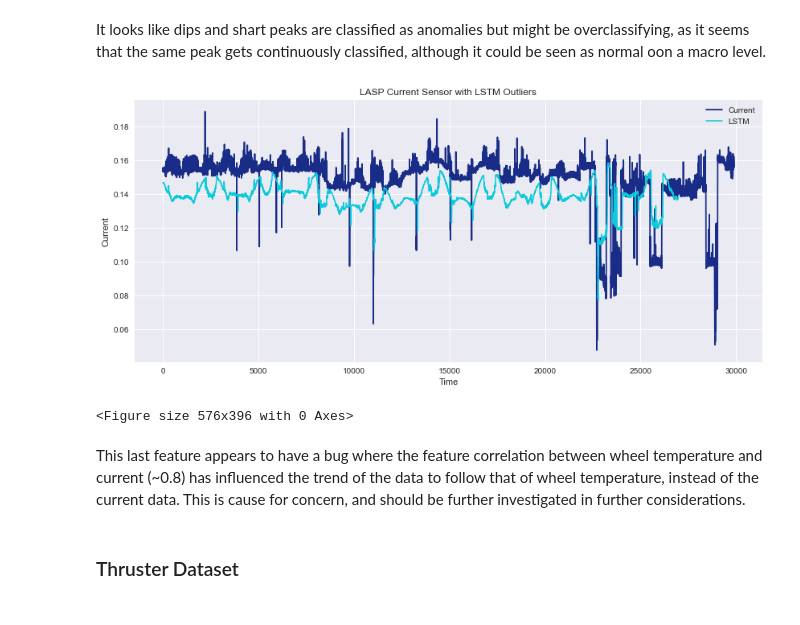
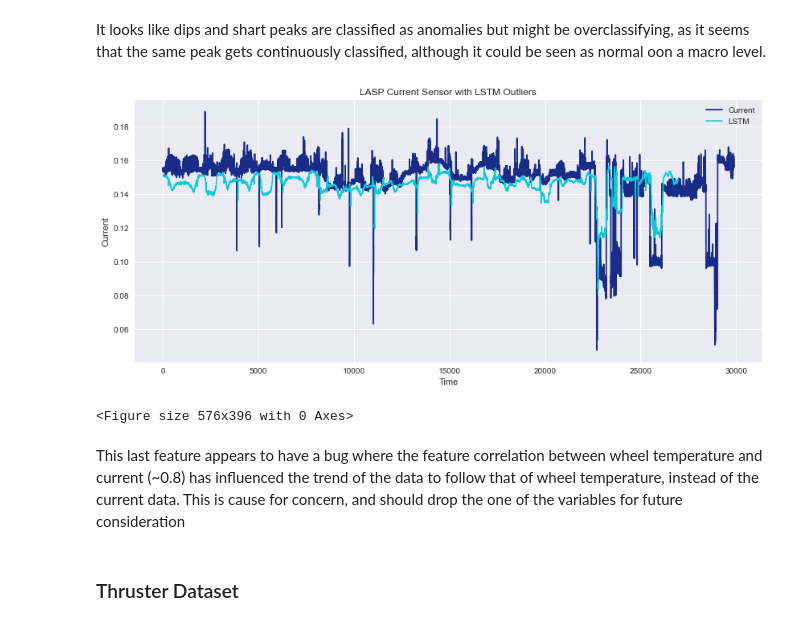
Before and after one commit to Isaacburmingham/multivariate-time-series-anomaly-detection, a Jupyter notebook: Anomaly Detection.ipynb, the cells around one changed output. Cells and saved outputs as stored; diff of their text form; code cells hidden in the pictures.

```diff
--- a/Anomaly Detection.ipynb
+++ b/Anomaly Detection.ipynb
@@ -378,15 +385,15 @@ It looks like dips and shart peaks are classified as anomalies but might be over
 # %%
 ts = pd.Series(label[int(timesteps):len(train_predictions[:,3])+int(timesteps)][:,3])
 norm_model = pd.Series(yhat_train_p3[int(timesteps):len(train_predictions[:,3])+int(timesteps)])
 errors = pd.Series(npt.get_errors(label,yhat_train_p3)[int(timesteps):len(train_predictions[:,3])+int(timesteps)])
 
 curr_anom = npt.detect_anomalies(ts, norm_model,
-                     'LASP Current Sensor', 'Current', 'LSTM', outlier_def='dynamic', num_stds=2)
+                     'LASP Current Sensor', 'Current', 'LSTM', outlier_def='dynamic', num_stds=2,p=0.1)
 # %% [output]
-[figure, old version]
+[figure, new version]
 <Figure size 576x396 with 0 Axes>
 # %% [markdown]
-This last feature appears to have a bug where the feature correlation between wheel temperature and current (~0.8) has influenced the trend of the data to follow that of wheel temperature, instead of the current data. This is cause for concern, and should be further investigated in further considerations.
+This last feature appears to have a bug where the feature correlation between wheel temperature and current (~0.8) has influenced the trend of the data to follow that of wheel temperature, instead of the current data. This is cause for concern, and should drop the one of the variables for future consideration
 # %% [markdown]
 ### Thruster Dataset
 # %%
```
Also changed, not shown: parts of 57 cells of this notebook.
